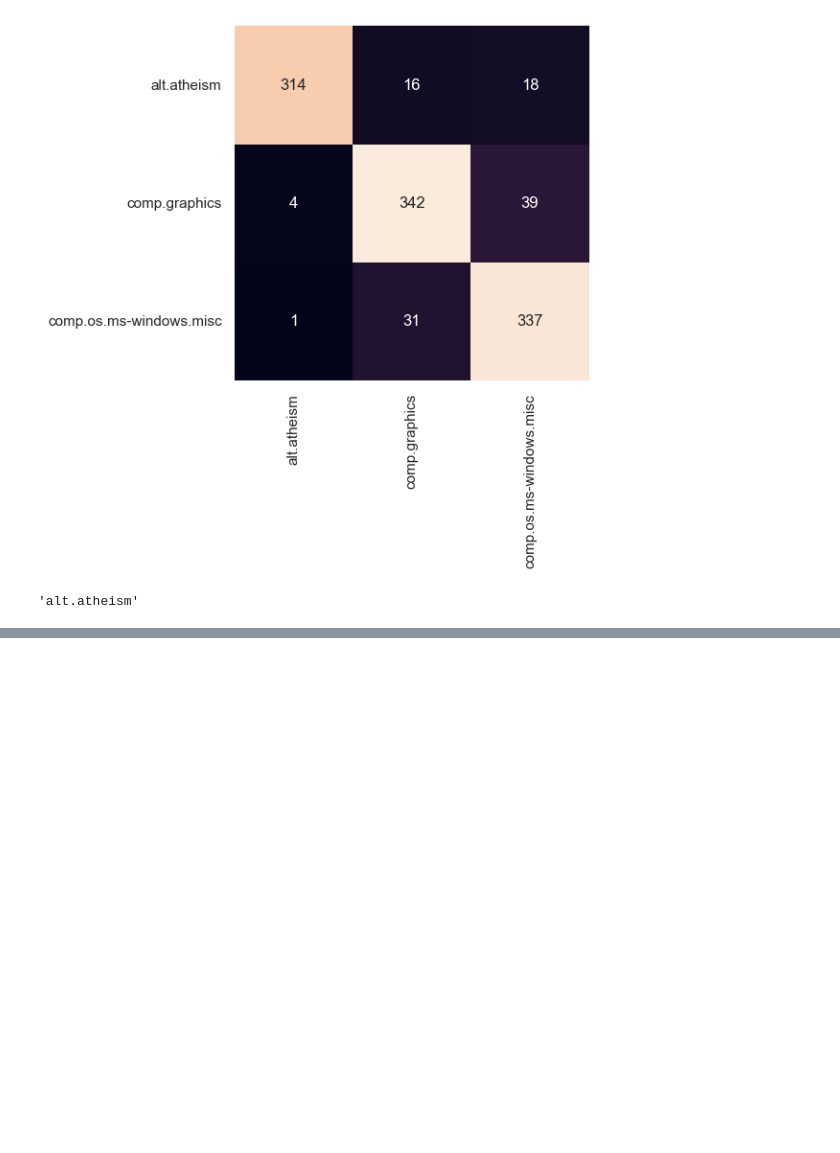
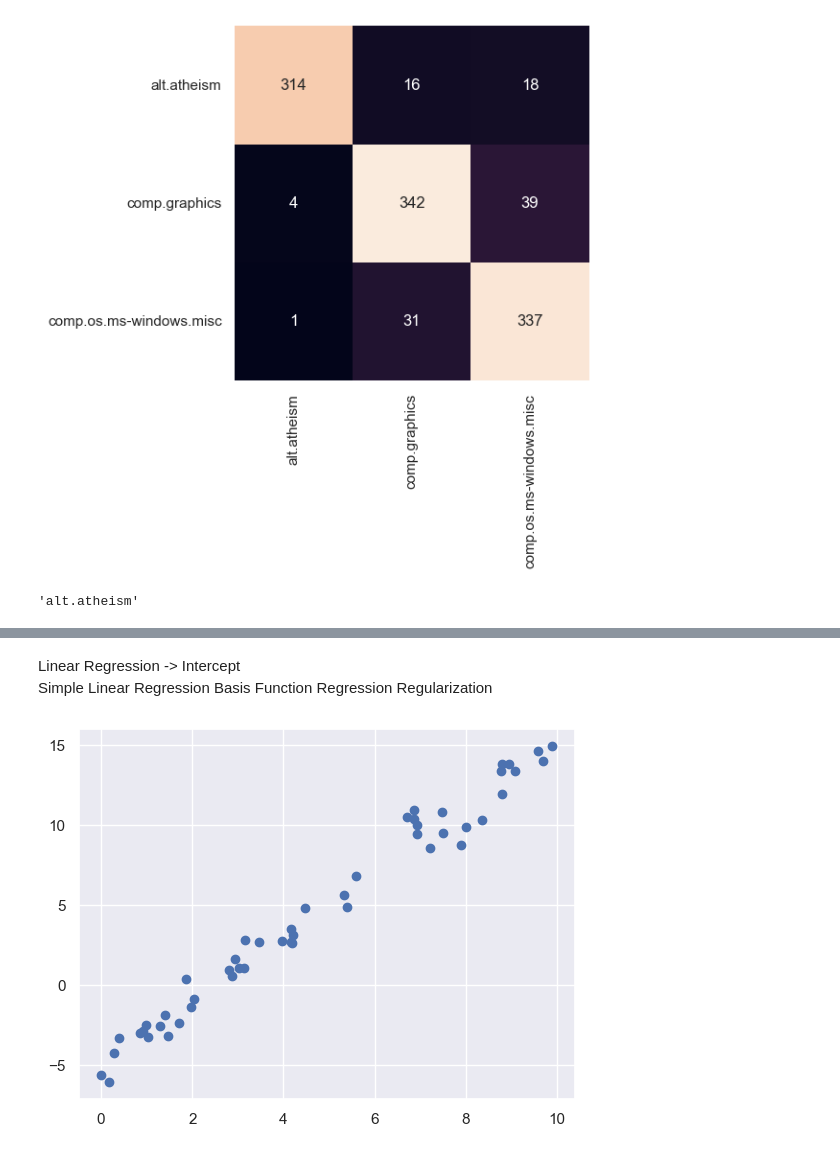
Before and after one commit to VedaVinothiniShastra/DS_PT_2, a Jupyter notebook: Day 16.ipynb, the cells around one changed output, grey strips where cells are left out. Drawn from its saved outputs; the diff is of its cells as text; code cells hidden in the pictures; blank space fills up the shorter version.

```diff
--- a/Day 16.ipynb
+++ b/Day 16.ipynb
@@ -227,0 +224,16 @@ for axi, N in zip(ax, [60, 120]):
+# %% [markdown]
+Linear Regression -> Intercept
+    Simple Linear Regression
+	Basis Function Regression
+	Regularization
+# %%
+#y=ax+b
+import matplotlib.pyplot as plt
+import seaborn as sns; sns.set()
+import numpy as np
+rng = np.random.RandomState(1)
+x = 10 * rng.rand(50)
+y = 2 * x - 5 + rng.randn(50)
+plt.scatter(x, y);
+# %% [output]
+[figure, added]
```
Also changed, not shown: parts of 20 cells of this notebook.
